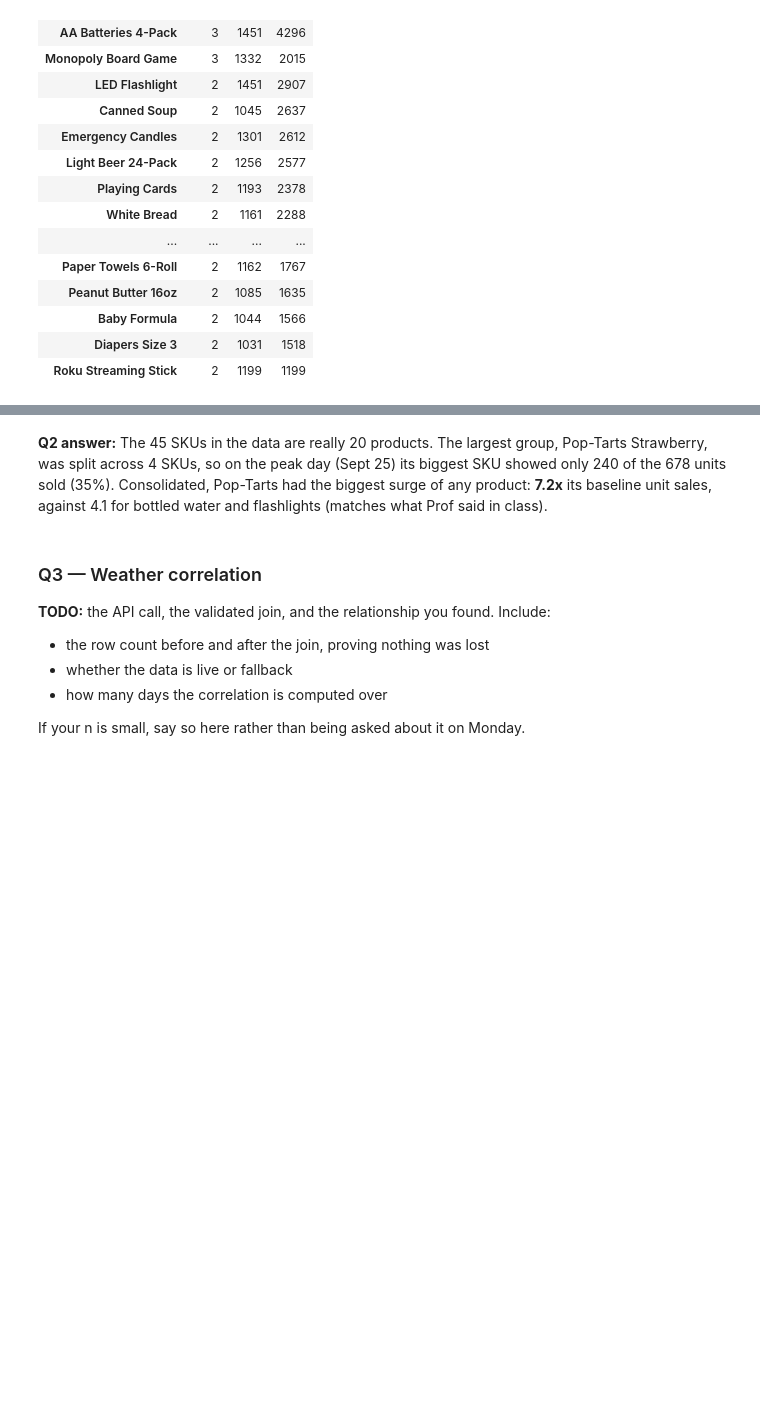
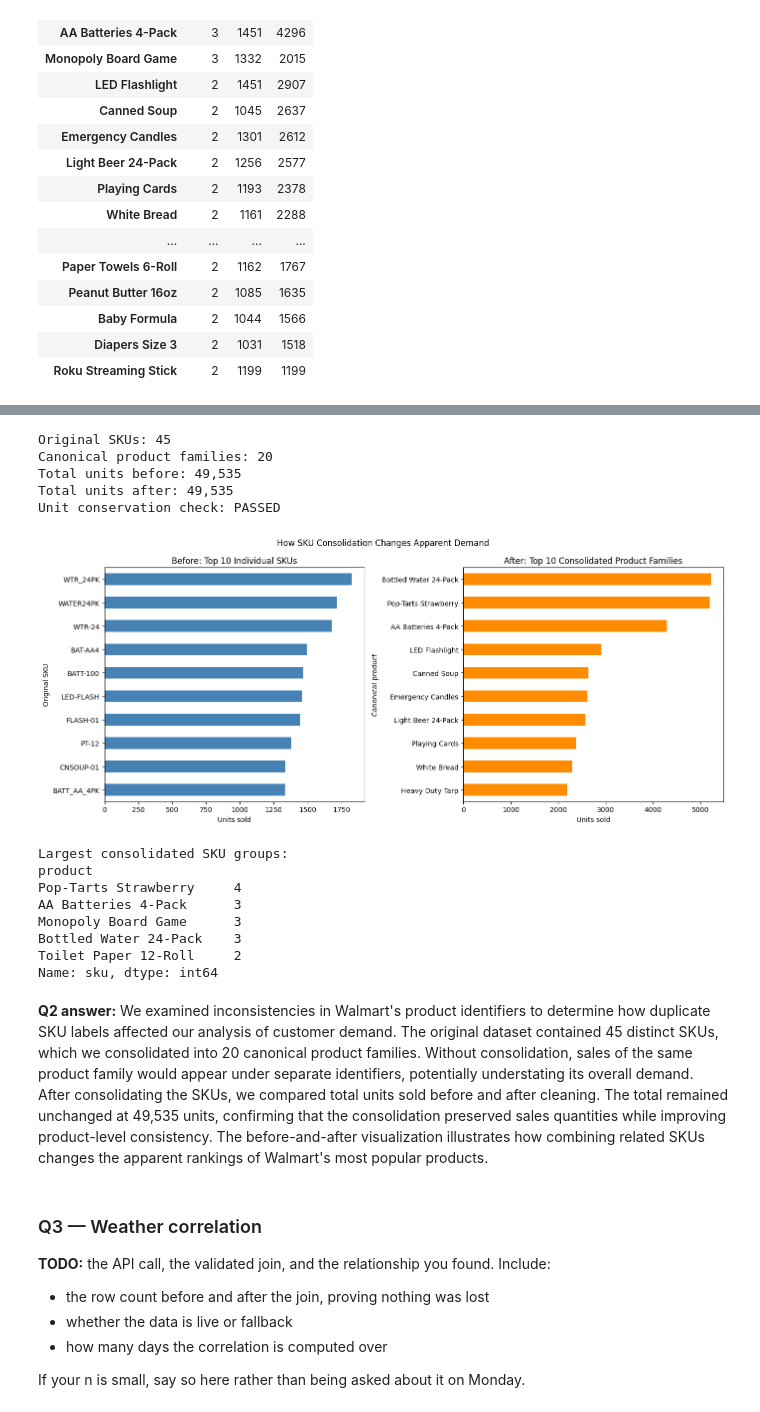
Before and after one commit to DannyOppenheimer/walmart-hurricane-project, a Jupyter notebook: notebooks/2026_10_30_—_Midterm_Progress_—_Lab.ipynb, the cells around one changed output, grey strips where cells are left out. Saved outputs shown, nothing was run; the diff lists cells and outputs as text; code cells hidden in the pictures; blank space fills up the shorter version.

```diff
--- a/notebooks/2026_10_30_—_Midterm_Progress_—_Lab.ipynb
+++ b/notebooks/2026_10_30_—_Midterm_Progress_—_Lab.ipynb
@@ -476,8 +557,68 @@ Peanut Butter 16oz        2.02
 Baby Formula              1.85
 Diapers Size 3            1.74
 Chips Variety Pack        1.47
+# %%
+import matplotlib.pyplot as plt
+
+# Q2: Validate SKU consolidation
+original_skus = tx["sku"].nunique()
+canonical_products = tx["product"].nunique()
+
+before_units = tx.groupby("sku")["quantity"].sum()
+after_units = tx.groupby("product")["quantity"].sum()
+
+assert before_units.sum() == after_units.sum(), "Unit totals do not match!"
+assert tx["product"].notna().all(), "Some SKUs are unmapped!"
+
+print(f"Original SKUs: {original_skus}")
+print(f"Canonical product families: {canonical_products}")
+print(f"Total units before: {before_units.sum():,.0f}")
+print(f"Total units after: {after_units.sum():,.0f}")
+print("Unit conservation check: PASSED")
+
+# Compare the highest-volume raw SKUs with canonical families
+fig, axes = plt.subplots(1, 2, figsize=(14, 6))
+
+before_units.nlargest(10).sort_values().plot(
+    kind="barh", ax=axes[0], color="steelblue"
+)
+axes[0].set_title("Before: Top 10 Individual SKUs")
+axes[0].set_xlabel("Units sold")
+axes[0].set_ylabel("Original SKU")
+
+after_units.nlargest(10).sort_values().plot(
+    kind="barh", ax=axes[1], color="darkorange"
+)
+axes[1].set_title("After: Top 10 Consolidated Product Families")
+axes[1].set_xlabel("Units sold")
+axes[1].set_ylabel("Canonical product")
+
+plt.suptitle("How SKU Consolidation Changes Apparent Demand")
+plt.tight_layout()
+plt.show()
+
+# Inspect the largest alias group
+sku_groups = tx.groupby("product")["sku"].nunique().sort_values(ascending=False)
+
+print("\nLargest consolidated SKU groups:")
+print(sku_groups.head())
+# %% [output]
+Original SKUs: 45
+Canonical product families: 20
+Total units before: 49,535
+Total units after: 49,535
+Unit conservation check: PASSED
+[figure, added]
+Largest consolidated SKU groups:
+product
+Pop-Tarts Strawberry     4
+AA Batteries 4-Pack      3
+Monopoly Board Game      3
+Bottled Water 24-Pack    3
+Toilet Paper 12-Roll     2
+Name: sku, dtype: int64
 # %% [markdown]
-**Q2 answer:** The 45 SKUs in the data are really 20 products. The largest group, Pop-Tarts Strawberry, was split across 4 SKUs, so on the peak day (Sept 25) its biggest SKU showed only 240 of the 678 units sold (35%). Consolidated, Pop-Tarts had the biggest surge of any product: **7.2x** its baseline unit sales, against 4.1 for bottled water and flashlights (matches what Prof said in class).
+**Q2 answer:** We examined inconsistencies in Walmart's product identifiers to determine how duplicate SKU labels affected our analysis of customer demand. The original dataset contained 45 distinct SKUs, which we consolidated into 20 canonical product families. Without consolidation, sales of the same product family would appear under separate identifiers, potentially understating its overall demand. After consolidating the SKUs, we compared total units sold before and after cleaning. The total remained unchanged at 49,535 units, confirming that the consolidation preserved sales quantities while improving product-level consistency. The before-and-after visualization illustrates how combining related SKUs changes the apparent rankings of Walmart's most popular products.
 # %% [markdown]
 ### Q3 — Weather correlation
 
```
Also changed, not shown: parts of 7 cells of this notebook.
